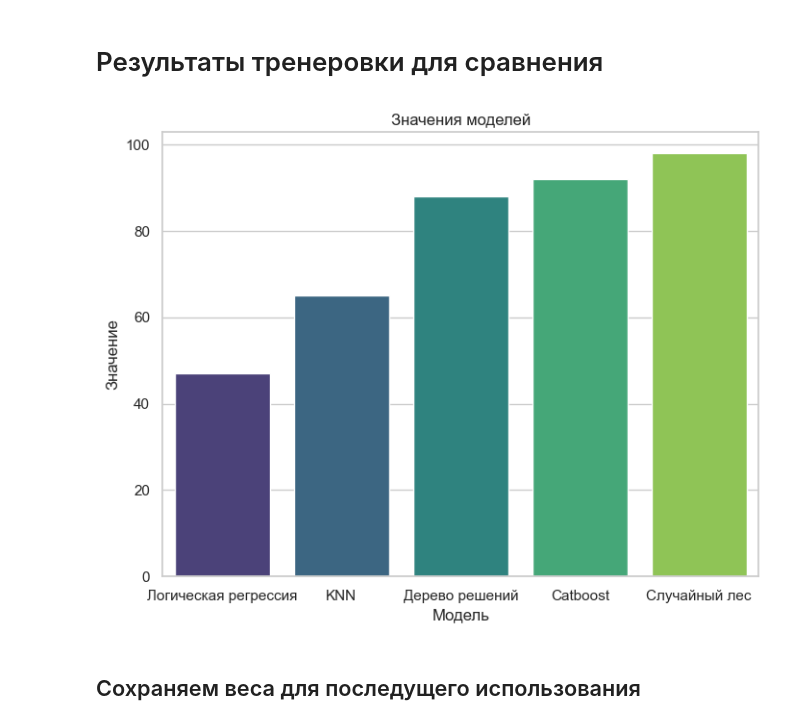
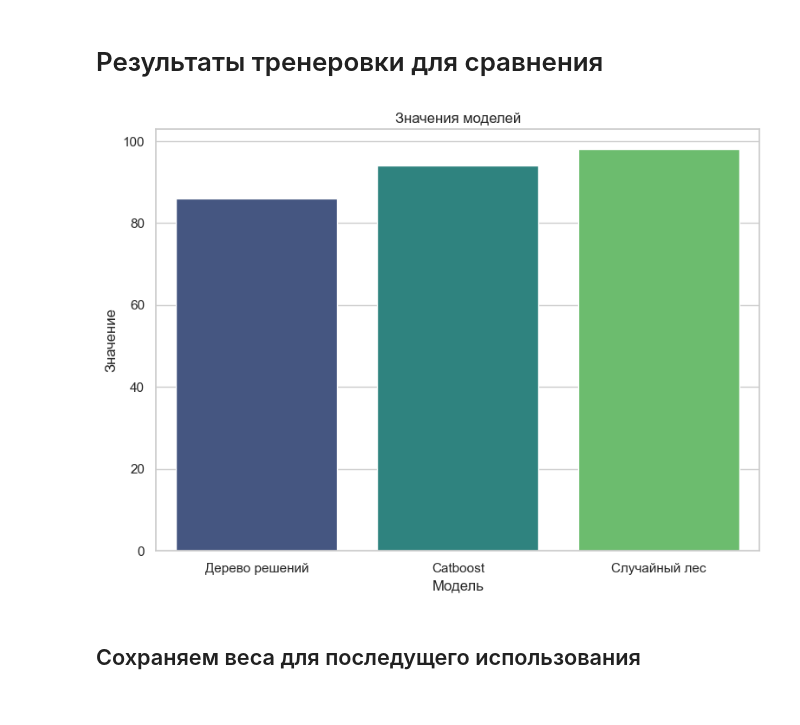
Before and after one commit to Frizmoz/Cars, a Jupyter notebook: Хакатон.ipynb, the cells around one changed output. Cells and saved outputs as stored; diff of their text form; code cells hidden in the pictures.

```diff
--- a/Хакатон.ipynb
+++ b/Хакатон.ipynb
@@ -328,23 +418,23 @@ perm_importance_df
 # %% [markdown]
 # Результаты тренеровки для сравнения
 # %%
-model_names = ["Логическая регрессия", "KNN", "Дерево решений",'Catboost','Случайный лес']
-values = [47, 65, 88, 92 ,98]
+model_names = ["Дерево решений",'Catboost','Случайный лес']
+values = [86, 94 ,98]
 
 
 data = {"Модель": model_names, "Значение": values}
 df = pd.DataFrame(data)
 
 
 sns.set(style="whitegrid")
 plt.figure(figsize=(8, 6))
 sns.barplot(x="Модель", y="Значение", data=df, palette="viridis")
 plt.xlabel("Модель")
 plt.ylabel("Значение")
 plt.title("Значения моделей")
 plt.show()
 # %% [output]
-[figure, old version]
+[figure, new version]
 # %% [markdown]
 ## Сохраняем веса для последущего использования
 # %%
```
Also changed, not shown: parts of 21 cells of this notebook, 1 other file.
